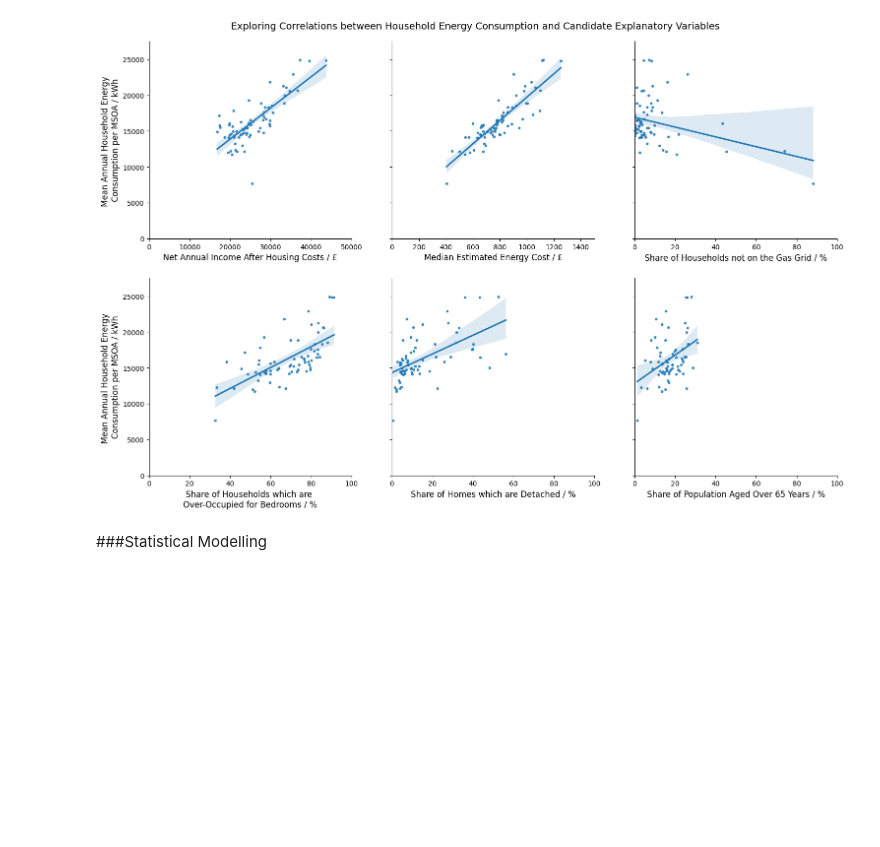
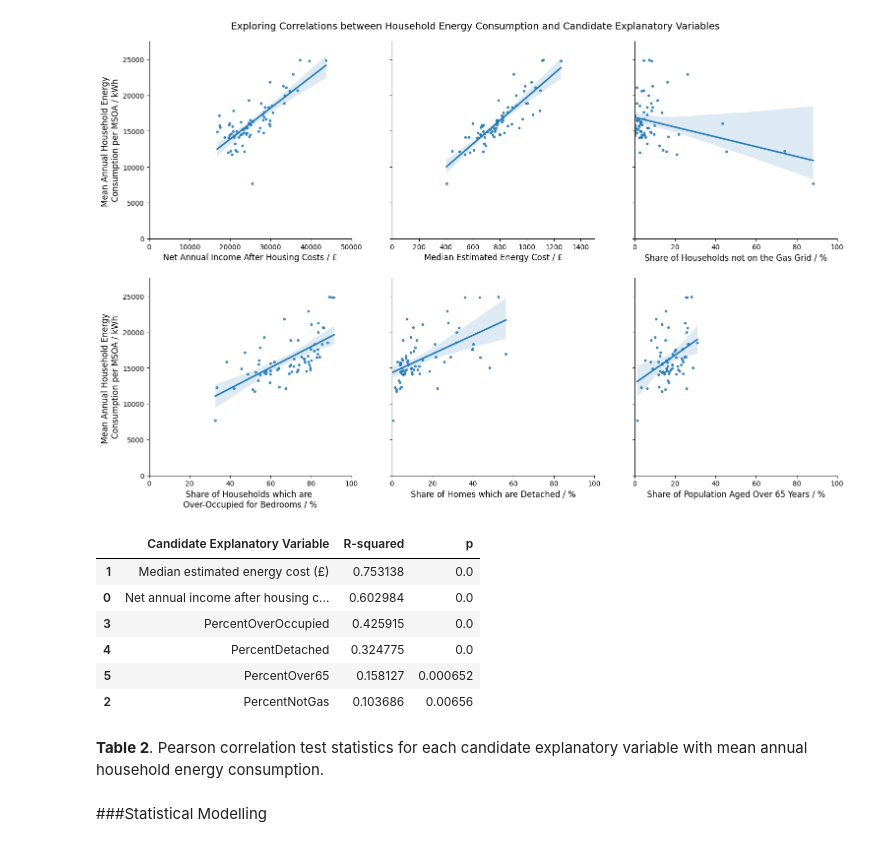
Before and after one commit to jwsn8667/GEOG5003M, a Jupyter notebook: GEOG5003_A2_201913950.ipynb, the cells around one changed output. Saved outputs shown, nothing was run; the diff lists cells and outputs as text; code cells hidden in the pictures; blank space fills up the shorter version.

```diff
--- a/GEOG5003_A2_201913950.ipynb
+++ b/GEOG5003_A2_201913950.ipynb
@@ -439,6 +439,29 @@ g.fig.subplots_adjust(wspace=0.2, hspace=0.2)
 # %% [output]
 ''
 [figure]
+# %%
+# @title
+from scipy.stats import pearsonr
+
+def pearsonr_pval(x, y):
+    return pearsonr(x, y)[1]
+
+r_df = Model_Variables.corr(method="pearson").reset_index().iloc[0,2:8].pow(2).reset_index().rename(columns={'index':'Candidate Explanatory Variable', 0:'R-squared'})
+
+p_df = Model_Variables.corr(method=pearsonr_pval).reset_index().iloc[0,2:8].reset_index().rename(columns={'index':'Candidate Explanatory Variable', 0:'p'})
+
+df = r_df.merge(p_df, on='Candidate Explanatory Variable').sort_values(by=['R-squared'], ascending=False)
+df
+# %% [output]
+|  | Candidate Explanatory Variable | R-squared | p |
+| 1 | Median estimated energy cost (£) | 0.753138 | 0.0 |
+| 0 | Net annual income after housing c... | 0.602984 | 0.0 |
+| 3 | PercentOverOccupied | 0.425915 | 0.0 |
+| 4 | PercentDetached | 0.324775 | 0.0 |
+| 5 | PercentOver65 | 0.158127 | 0.000652 |
+| 2 | PercentNotGas | 0.103686 | 0.00656 |
+# %% [markdown]
+**Table 2**.  Pearson correlation test statistics for each candidate explanatory variable with mean annual household energy consumption.
 # %% [markdown]
 ###Statistical Modelling
 # %%
```
